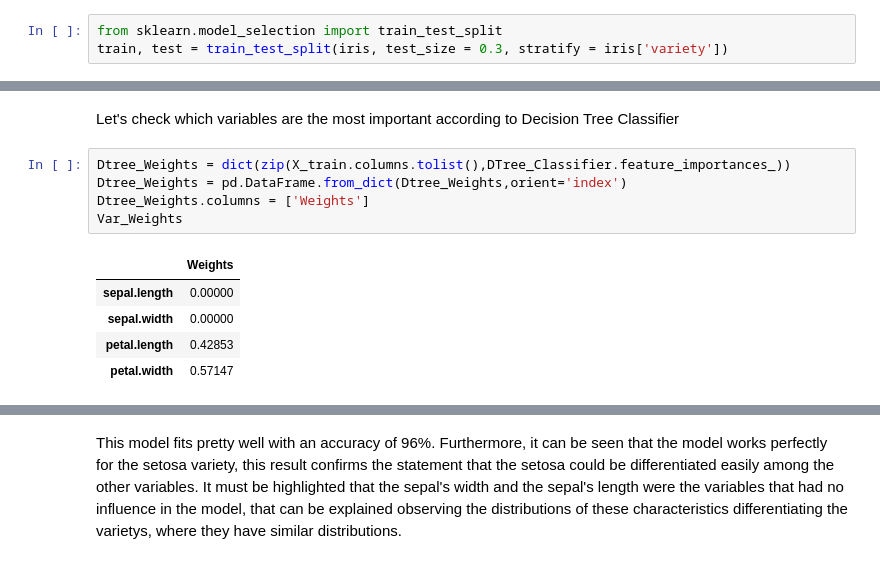
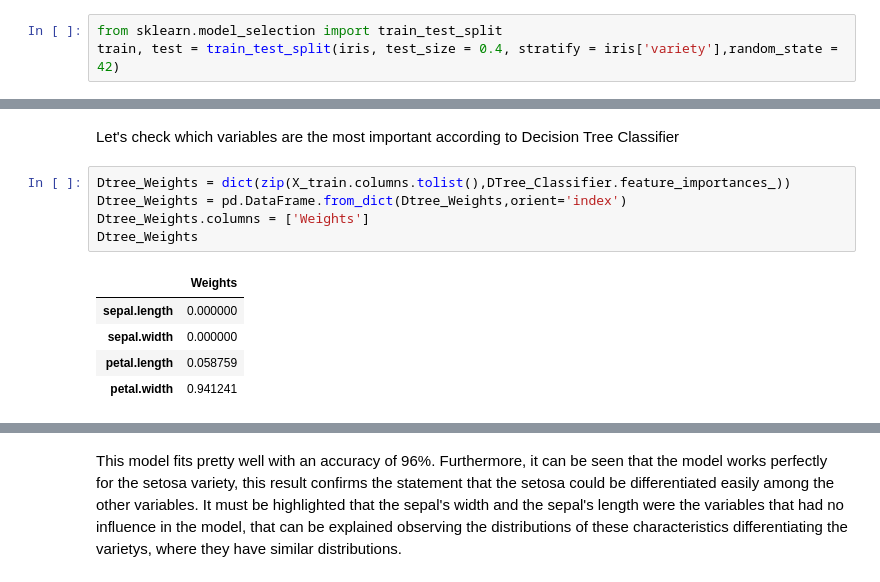
Before and after one commit to mcaroc/Projects, a Jupyter notebook: Classification/Iris_Classification.ipynb, the cells around one changed output, grey strips where cells are left out. Saved outputs shown, nothing was run; the diff lists cells and outputs as text.

```diff
--- a/Classification/Iris_Classification.ipynb
+++ b/Classification/Iris_Classification.ipynb
@@ -230,7 +231,7 @@ iris
 150 rows × 5 columns
 # %%
 from sklearn.model_selection import train_test_split
-train, test = train_test_split(iris, test_size = 0.3, stratify = iris['variety'])
+train, test = train_test_split(iris, test_size = 0.4, stratify = iris['variety'],random_state = 42)
 # %%
 Error= []
 X_train = train[['sepal.length','sepal.width','petal.length','petal.width']]
@@ -260,14 +261,14 @@ Let's check which variables are the most important according to Decision Tree Cl
 # %%
 Dtree_Weights = dict(zip(X_train.columns.tolist(),DTree_Classifier.feature_importances_))
 Dtree_Weights = pd.DataFrame.from_dict(Dtree_Weights,orient='index')
 Dtree_Weights.columns = ['Weights']
-Var_Weights
+Dtree_Weights
 # %% [output]
 |  | Weights |
-| sepal.length | 0.00000 |
-| sepal.width | 0.00000 |
-| petal.length | 0.42853 |
-| petal.width | 0.57147 |
+| sepal.length | 0.000000 |
+| sepal.width | 0.000000 |
+| petal.length | 0.058759 |
+| petal.width | 0.941241 |
 # %%
 plt.figure(figsize = (10,8))
 plot_tree(DTree_Classifier, feature_names = X_train.columns.tolist(), class_names = classes, filled = True)
```
Also changed, not shown: parts of 10 cells of this notebook.
